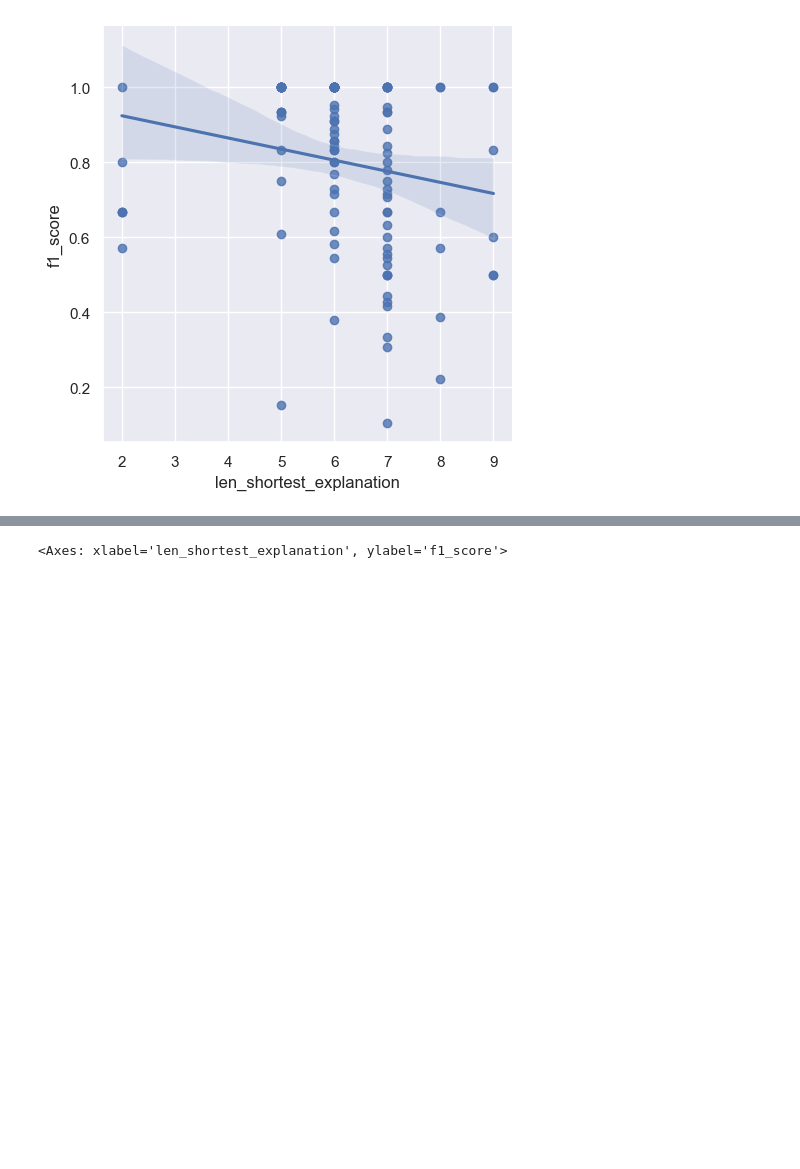
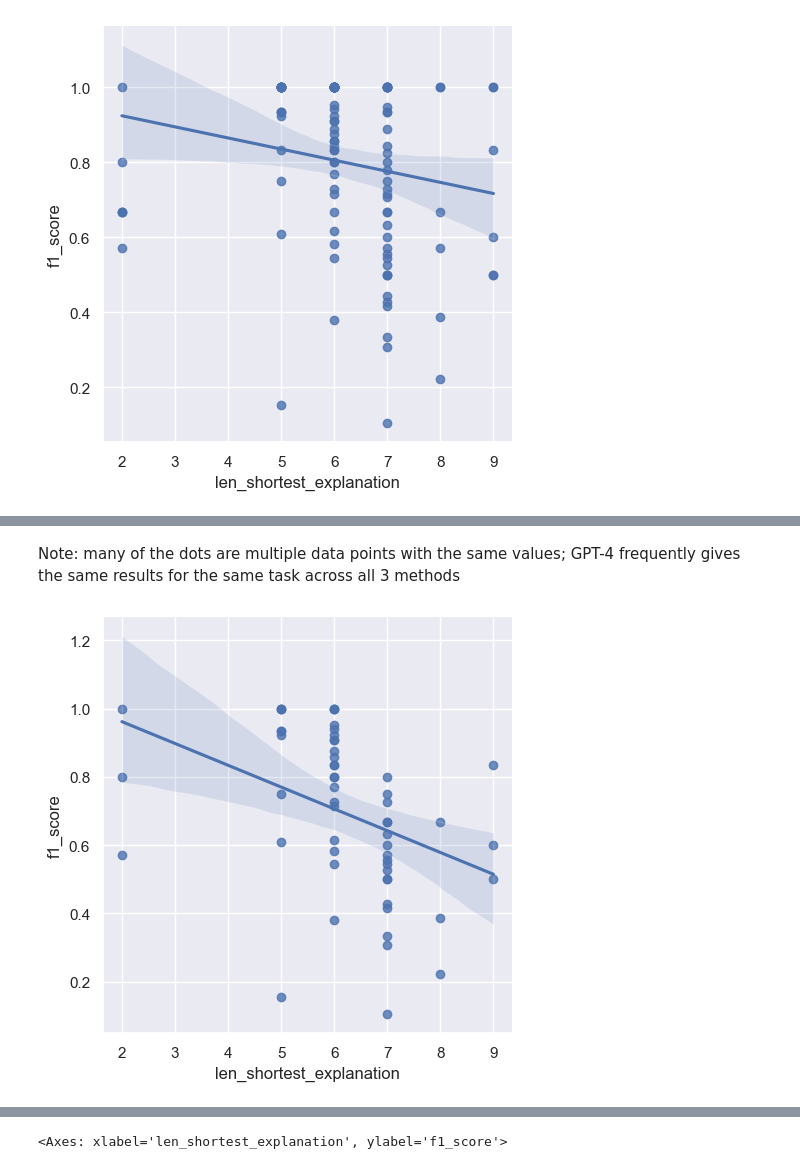
Before and after one commit to cmungall/gpt-reasoning-manuscript, a Jupyter notebook: notebooks/ReasonGPT-Results.ipynb, the cells around one changed output, grey strips where cells are left out. Cells and saved outputs as stored; diff of their text form; code cells hidden in the pictures; blank space fills up the shorter version.

```diff
--- a/notebooks/ReasonGPT-Results.ipynb
+++ b/notebooks/ReasonGPT-Results.ipynb
@@ -275,0 +283,9 @@ plt.show()
+# %% [markdown]
+Note: many of the dots are multiple data points with the same values; GPT-4 frequently gives the same results for the same task across all 3 methods
+# %%
+sns.set(color_codes=True)
+np.random.seed(sum(map(ord, "regression")))
+sns.lmplot(x=COMPLEXITY, y=F1, data=df_tr_3)
+plt.show()
+# %% [output]
+[figure, added]
```
Also changed, not shown: parts of 32 cells of this notebook, 4 other files.
